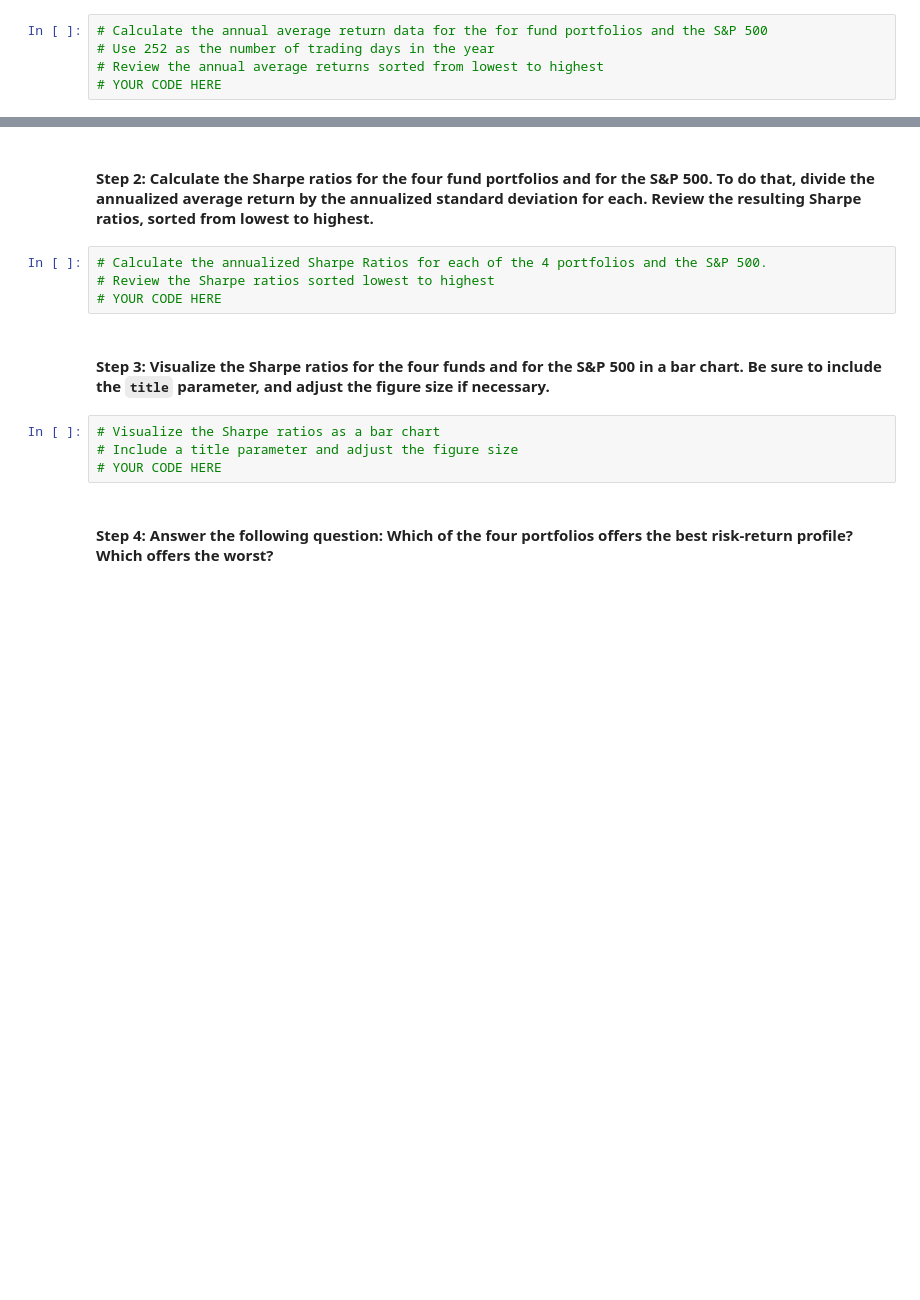
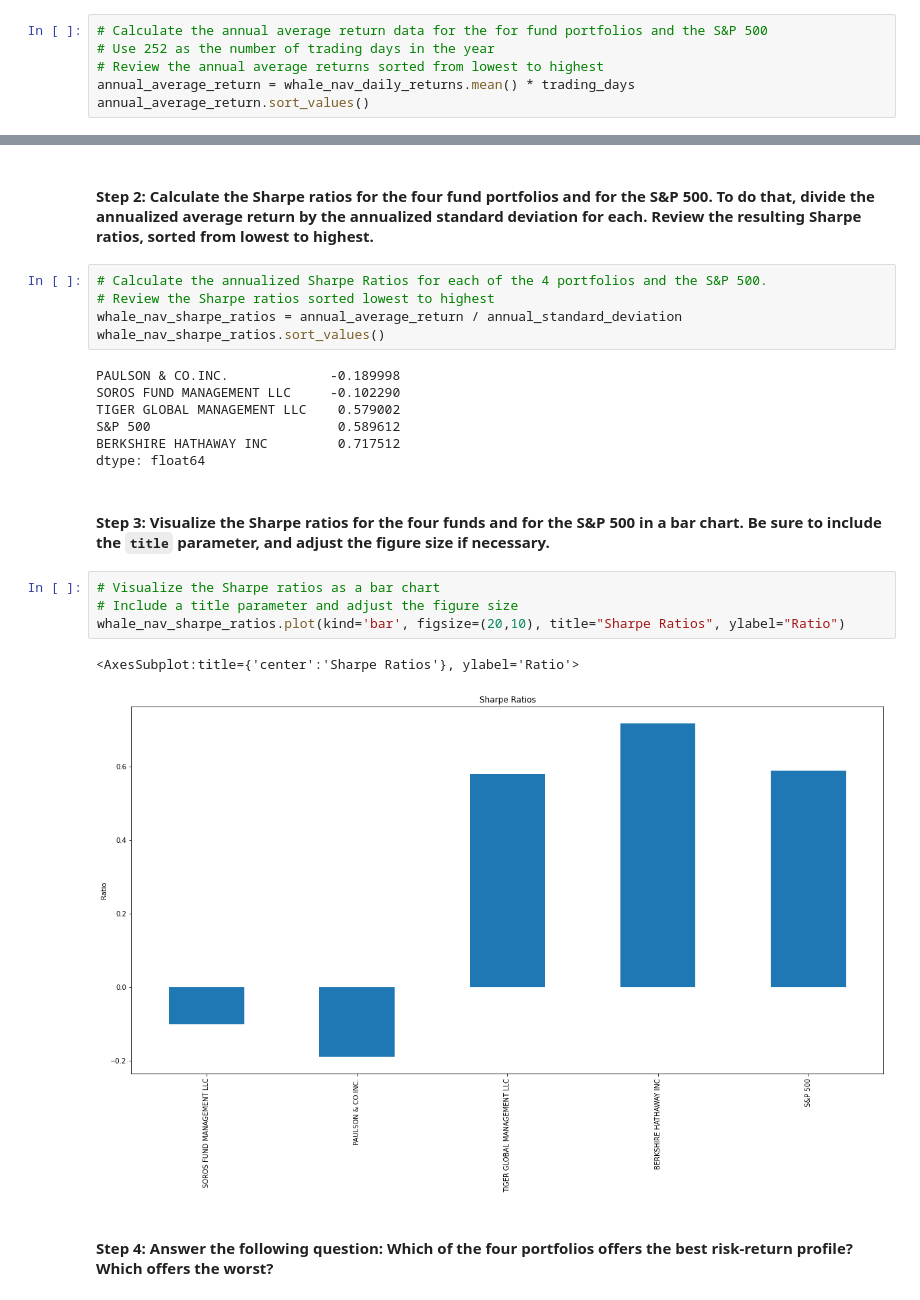
Before and after one commit to mimisull/Challenge-4, a Jupyter notebook: risk_return_analysis.ipynb, the cells around one changed output, grey strips where cells are left out. Drawn from its saved outputs; the diff is of its cells as text; blank space fills up the shorter version.

```diff
--- a/risk_return_analysis.ipynb
+++ b/risk_return_analysis.ipynb
@@ -278,4 +305,5 @@ To determine the overall risk of an asset or portfolio, quantitative analysts an
 # Calculate the annual average return data for the for fund portfolios and the S&P 500
 # Use 252 as the number of trading days in the year
 # Review the annual average returns sorted from lowest to highest
-# YOUR CODE HERE
+annual_average_return = whale_nav_daily_returns.mean() * trading_days
+annual_average_return.sort_values()
@@ -284,13 +319,24 @@ To determine the overall risk of an asset or portfolio, quantitative analysts an
 # %%
 # Calculate the annualized Sharpe Ratios for each of the 4 portfolios and the S&P 500.
 # Review the Sharpe ratios sorted lowest to highest
-# YOUR CODE HERE
+whale_nav_sharpe_ratios = annual_average_return / annual_standard_deviation
+whale_nav_sharpe_ratios.sort_values()
+# %% [output]
+PAULSON & CO.INC.             -0.189998
+SOROS FUND MANAGEMENT LLC     -0.102290
+TIGER GLOBAL MANAGEMENT LLC    0.579002
+S&P 500                        0.589612
+BERKSHIRE HATHAWAY INC         0.717512
+dtype: float64
 # %% [markdown]
 #### Step 3: Visualize the Sharpe ratios for the four funds and for the S&P 500 in a bar chart. Be sure to include the `title` parameter, and adjust the figure size if necessary.
 # %%
 # Visualize the Sharpe ratios as a bar chart
 # Include a title parameter and adjust the figure size
-# YOUR CODE HERE
+whale_nav_sharpe_ratios.plot(kind='bar', figsize=(20,10), title="Sharpe Ratios", ylabel="Ratio")
+# %% [output]
+<AxesSubplot:title={'center':'Sharpe Ratios'}, ylabel='Ratio'>
+[figure, added]
 # %% [markdown]
 #### Step 4: Answer the following question: Which of the four portfolios offers the best risk-return profile? Which offers the worst?
 # %% [markdown]
```
Also changed, not shown: parts of 7 cells of this notebook.
